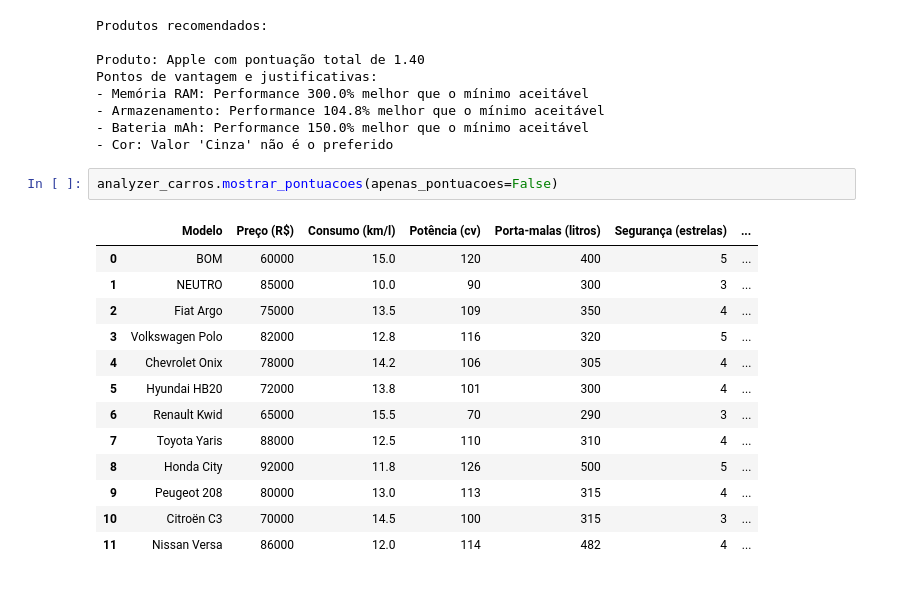
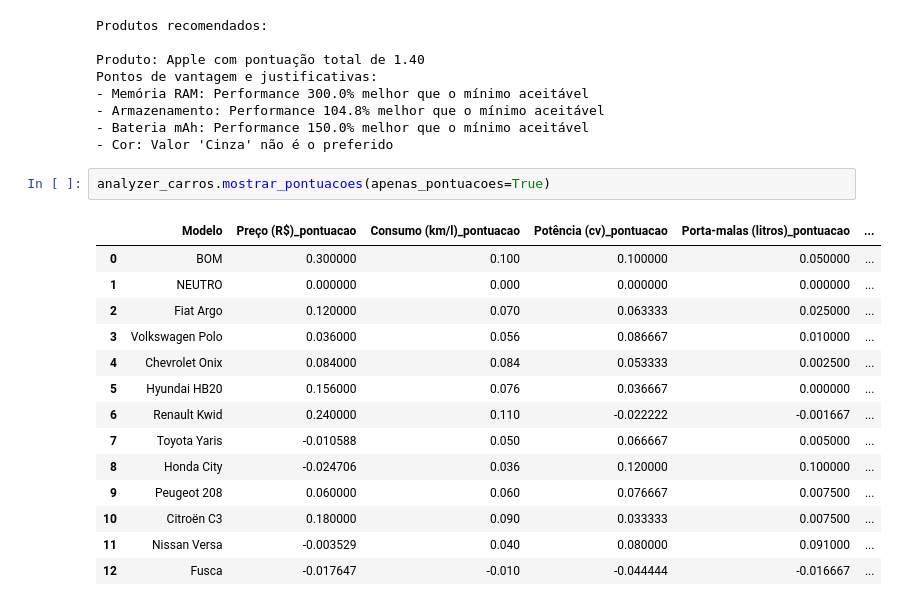
Before and after one commit to GianFadiga/MCDA_FS, a Jupyter notebook: mcda_py_test.ipynb, the cells around one changed output. Drawn from its saved outputs; the diff is of its cells as text.

```diff
--- a/mcda_py_test.ipynb
+++ b/mcda_py_test.ipynb
@@ -2442,18 +2442,19 @@ Pontos de vantagem e justificativas:
 - Bateria mAh: Performance 150.0% melhor que o mínimo aceitável
 - Cor: Valor 'Cinza' não é o preferido
 # %%
-analyzer_carros.mostrar_pontuacoes(apenas_pontuacoes=False)
+analyzer_carros.mostrar_pontuacoes(apenas_pontuacoes=True)
 # %% [output]
-|  | Modelo | Preço (R$) | Consumo (km/l) | Potência (cv) | Porta-malas (litros) | Segurança (estrelas) | ... |
-| 0 | BOM | 60000 | 15.0 | 120 | 400 | 5 | ... |
-| 1 | NEUTRO | 85000 | 10.0 | 90 | 300 | 3 | ... |
-| 2 | Fiat Argo | 75000 | 13.5 | 109 | 350 | 4 | ... |
-| 3 | Volkswagen Polo | 82000 | 12.8 | 116 | 320 | 5 | ... |
-| 4 | Chevrolet Onix | 78000 | 14.2 | 106 | 305 | 4 | ... |
-| 5 | Hyundai HB20 | 72000 | 13.8 | 101 | 300 | 4 | ... |
-| 6 | Renault Kwid | 65000 | 15.5 | 70 | 290 | 3 | ... |
-| 7 | Toyota Yaris | 88000 | 12.5 | 110 | 310 | 4 | ... |
-| 8 | Honda City | 92000 | 11.8 | 126 | 500 | 5 | ... |
-| 9 | Peugeot 208 | 80000 | 13.0 | 113 | 315 | 4 | ... |
-| 10 | Citroën C3 | 70000 | 14.5 | 100 | 315 | 3 | ... |
-| 11 | Nissan Versa | 86000 | 12.0 | 114 | 482 | 4 | ... |
+|  | Modelo | Preço (R$)_pontuacao | Consumo (km/l)_pontuacao | Potência (cv)_pontuacao | Porta-malas (litros)_pontuacao | ... |
+| 0 | BOM | 0.300000 | 0.100 | 0.100000 | 0.050000 | ... |
+| 1 | NEUTRO | 0.000000 | 0.000 | 0.000000 | 0.000000 | ... |
+| 2 | Fiat Argo | 0.120000 | 0.070 | 0.063333 | 0.025000 | ... |
+| 3 | Volkswagen Polo | 0.036000 | 0.056 | 0.086667 | 0.010000 | ... |
+| 4 | Chevrolet Onix | 0.084000 | 0.084 | 0.053333 | 0.002500 | ... |
+| 5 | Hyundai HB20 | 0.156000 | 0.076 | 0.036667 | 0.000000 | ... |
+| 6 | Renault Kwid | 0.240000 | 0.110 | -0.022222 | -0.001667 | ... |
+| 7 | Toyota Yaris | -0.010588 | 0.050 | 0.066667 | 0.005000 | ... |
+| 8 | Honda City | -0.024706 | 0.036 | 0.120000 | 0.100000 | ... |
+| 9 | Peugeot 208 | 0.060000 | 0.060 | 0.076667 | 0.007500 | ... |
+| 10 | Citroën C3 | 0.180000 | 0.090 | 0.033333 | 0.007500 | ... |
+| 11 | Nissan Versa | -0.003529 | 0.040 | 0.080000 | 0.091000 | ... |
+| 12 | Fusca | -0.017647 | -0.010 | -0.044444 | -0.016667 | ... |
```
Also changed, not shown: parts of 2 cells of this notebook.
